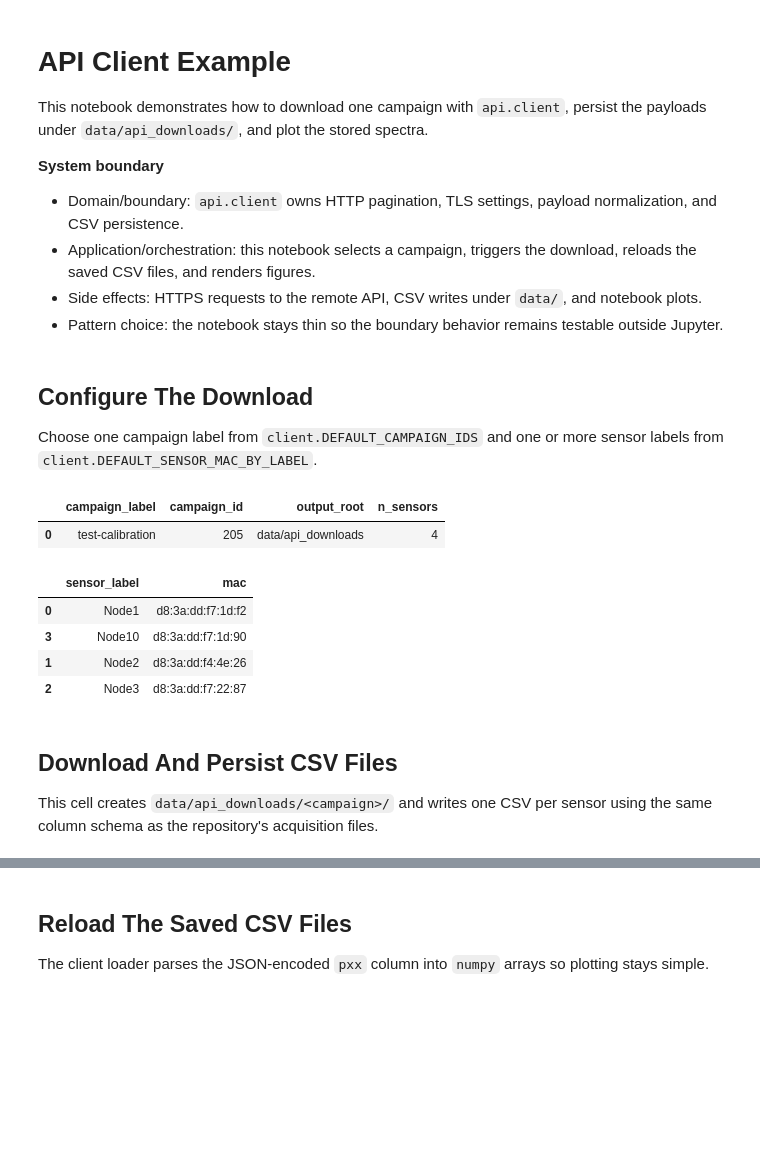
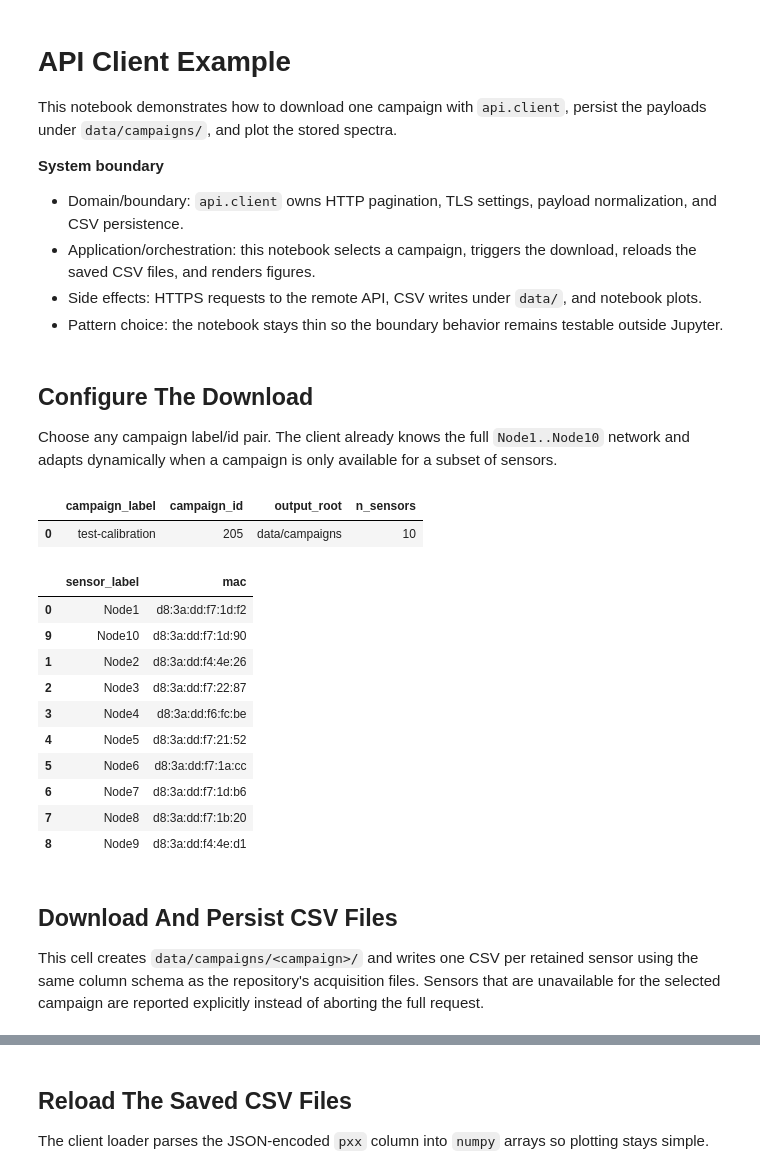
Before and after one commit to AlmondSund/MeasurementCalibration, a Jupyter notebook: notebooks/example_client.ipynb, the cells around one changed output, grey strips where cells are left out. Drawn from its saved outputs; the diff is of its cells as text; code cells hidden in the pictures; blank space fills up the shorter version.

```diff
--- a/notebooks/example_client.ipynb
+++ b/notebooks/example_client.ipynb
@@ -1,7 +1,7 @@
 # %% [markdown]
 # API Client Example
 
-This notebook demonstrates how to download one campaign with `api.client`, persist the payloads under `data/api_downloads/`, and plot the stored spectra.
+This notebook demonstrates how to download one campaign with `api.client`, persist the payloads under `data/campaigns/`, and plot the stored spectra.
 
 **System boundary**
 - Domain/boundary: `api.client` owns HTTP pagination, TLS settings, payload normalization, and CSV persistence.
@@ -88,54 +88,54 @@ pd.options.display.max_colwidth = 120
 # %% [markdown]
 ## Configure The Download
 
-Choose one campaign label from `client.DEFAULT_CAMPAIGN_IDS` and one or more sensor labels from `client.DEFAULT_SENSOR_MAC_BY_LABEL`.
+Choose any campaign label/id pair. The client already knows the full `Node1..Node10` network and adapts dynamically when a campaign is only available for a subset of sensors.
 # %%
 campaign_label = "test-calibration"
-campaign_id = client.DEFAULT_CAMPAIGN_IDS[campaign_label]
-
-# Campaign 205 is currently available for Nodes 1, 2, 3, and 10.
-sensor_labels = ("Node1", "Node2", "Node3", "Node10")
-sensor_mac_by_label = {
-    sensor_label: client.DEFAULT_SENSOR_MAC_BY_LABEL[sensor_label]
-    for sensor_label in sensor_labels
-}
-output_root = REPO_ROOT / client.DEFAULT_DATA_DOWNLOAD_DIR
+campaign_id = 205
+sensor_mac_by_label = client.SENSOR_NETWORK_MAC_BY_LABEL
+output_root = REPO_ROOT / client.CAMPAIGNS_DATA_DIR
 
 # The deployed API currently requires verify_tls=False in this environment.
 api_client = client.MeasurementApiClient(
     client.MeasurementApiConfig(verify_tls=False, timeout_s=30.0, page_size=5000)
 )
 
 display(
     pd.DataFrame(
         [
             {
                 "campaign_label": campaign_label,
                 "campaign_id": campaign_id,
                 "output_root": str(output_root.relative_to(REPO_ROOT)),
                 "n_sensors": len(sensor_mac_by_label),
             }
         ]
     )
 )
 display(
     pd.DataFrame(
         [
             {"sensor_label": sensor_label, "mac": mac_address}
             for sensor_label, mac_address in sensor_mac_by_label.items()
         ]
     ).sort_values("sensor_label")
 )
 # %% [output]
 |  | campaign_label | campaign_id | output_root | n_sensors |
-| 0 | test-calibration | 205 | data/api_downloads | 4 |
+| 0 | test-calibration | 205 | data/campaigns | 10 |
 |  | sensor_label | mac |
 | 0 | Node1 | d8:3a:dd:f7:1d:f2 |
-| 3 | Node10 | d8:3a:dd:f7:1d:90 |
+| 9 | Node10 | d8:3a:dd:f7:1d:90 |
 | 1 | Node2 | d8:3a:dd:f4:4e:26 |
 | 2 | Node3 | d8:3a:dd:f7:22:87 |
+| 3 | Node4 | d8:3a:dd:f6:fc:be |
+| 4 | Node5 | d8:3a:dd:f7:21:52 |
+| 5 | Node6 | d8:3a:dd:f7:1a:cc |
+| 6 | Node7 | d8:3a:dd:f7:1d:b6 |
+| 7 | Node8 | d8:3a:dd:f7:1b:20 |
+| 8 | Node9 | d8:3a:dd:f4:4e:d1 |
 # %% [markdown]
 ## Download And Persist CSV Files
 
-This cell creates `data/api_downloads/<campaign>/` and writes one CSV per sensor using the same column schema as the repository's acquisition files.
+This cell creates `data/campaigns/<campaign>/` and writes one CSV per retained sensor using the same column schema as the repository's acquisition files. Sensors that are unavailable for the selected campaign are reported explicitly instead of aborting the full request.
 # %%
```
Also changed, not shown: parts of 2 cells of this notebook, 7 other files.
